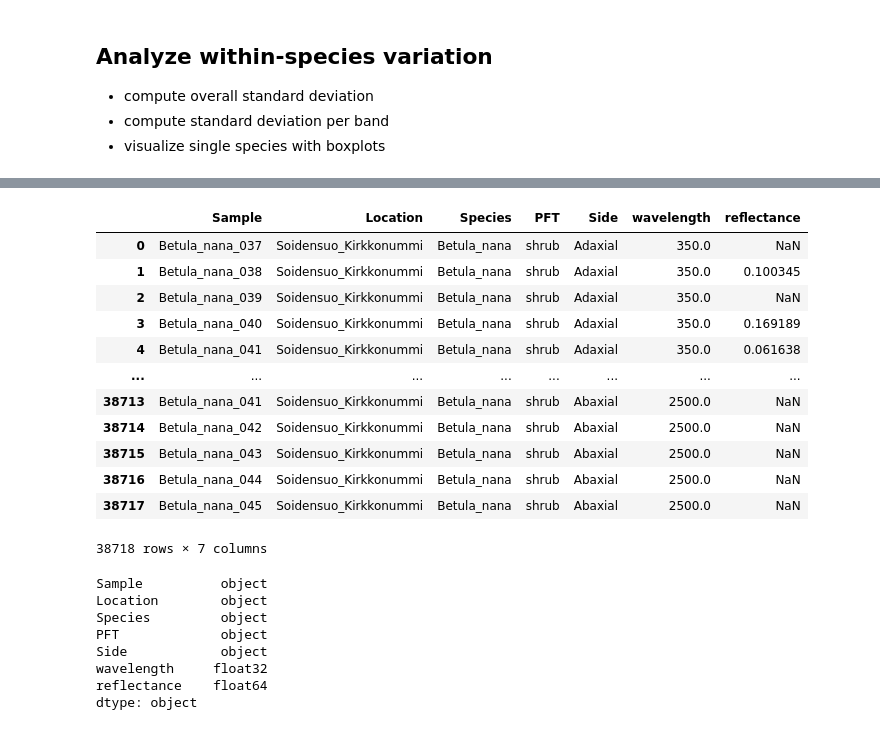
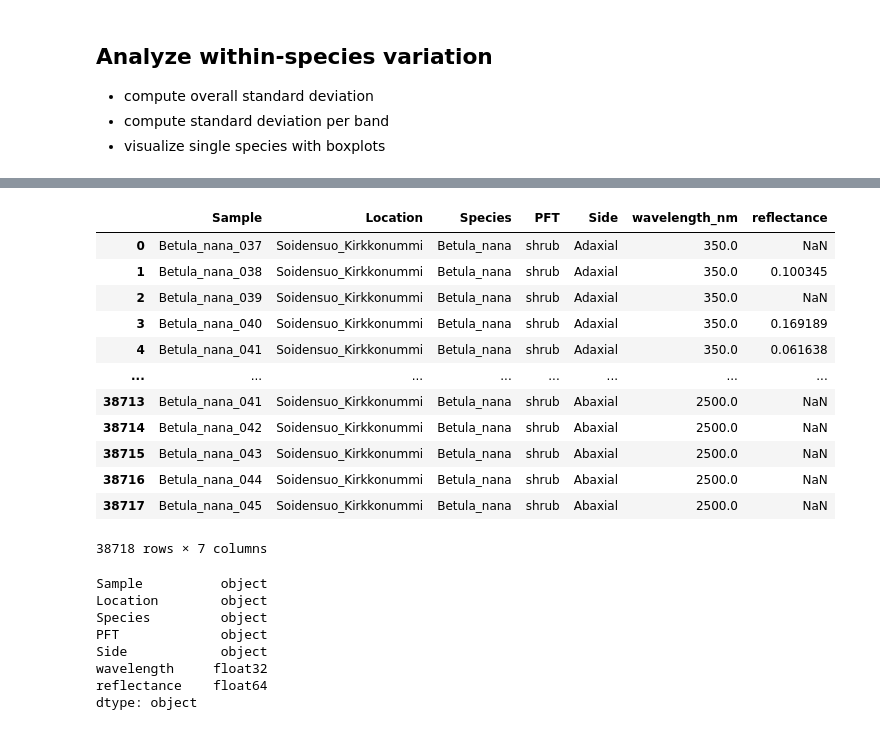
Before and after one commit to Ria-boe/hyperspectral, a Jupyter notebook: compare_species_PFTs.ipynb, the cells around one changed output, grey strips where cells are left out. Saved outputs shown, nothing was run; the diff lists cells and outputs as text; code cells hidden in the pictures.

```diff
--- a/compare_species_PFTs.ipynb
+++ b/compare_species_PFTs.ipynb
@@ -287,14 +276,14 @@ df.rename(columns = lambda x: x.removeprefix("wl"), inplace=True) # rename all w
 # %%
 # visualize one species: betula nana
 subset = df.loc[df.Species == "Betula_nana"].melt(id_vars=["Sample", "Location", "Species", "PFT", "Side"],
                                                   var_name="wavelength_nm", value_name="reflectance")
-subset["wavelength"] = subset["wavelength"].astype('float32')
+subset["wavelength_nm"] = subset["wavelength_nm"].astype('float32')
 
 # keep reflectance values within reasonable values
 subset["reflectance"] = subset["reflectance"].where(subset.reflectance <= 1).where(subset.reflectance >= 0)
 subset
 # %% [output]
-|  | Sample | Location | Species | PFT | Side | wavelength | reflectance |
+|  | Sample | Location | Species | PFT | Side | wavelength_nm | reflectance |
 | 0 | Betula_nana_037 | Soidensuo_Kirkkonummi | Betula_nana | shrub | Adaxial | 350.0 | NaN |
 | 1 | Betula_nana_038 | Soidensuo_Kirkkonummi | Betula_nana | shrub | Adaxial | 350.0 | 0.100345 |
 | 2 | Betula_nana_039 | Soidensuo_Kirkkonummi | Betula_nana | shrub | Adaxial | 350.0 | NaN |
```
Also changed, not shown: parts of 7 cells of this notebook.
